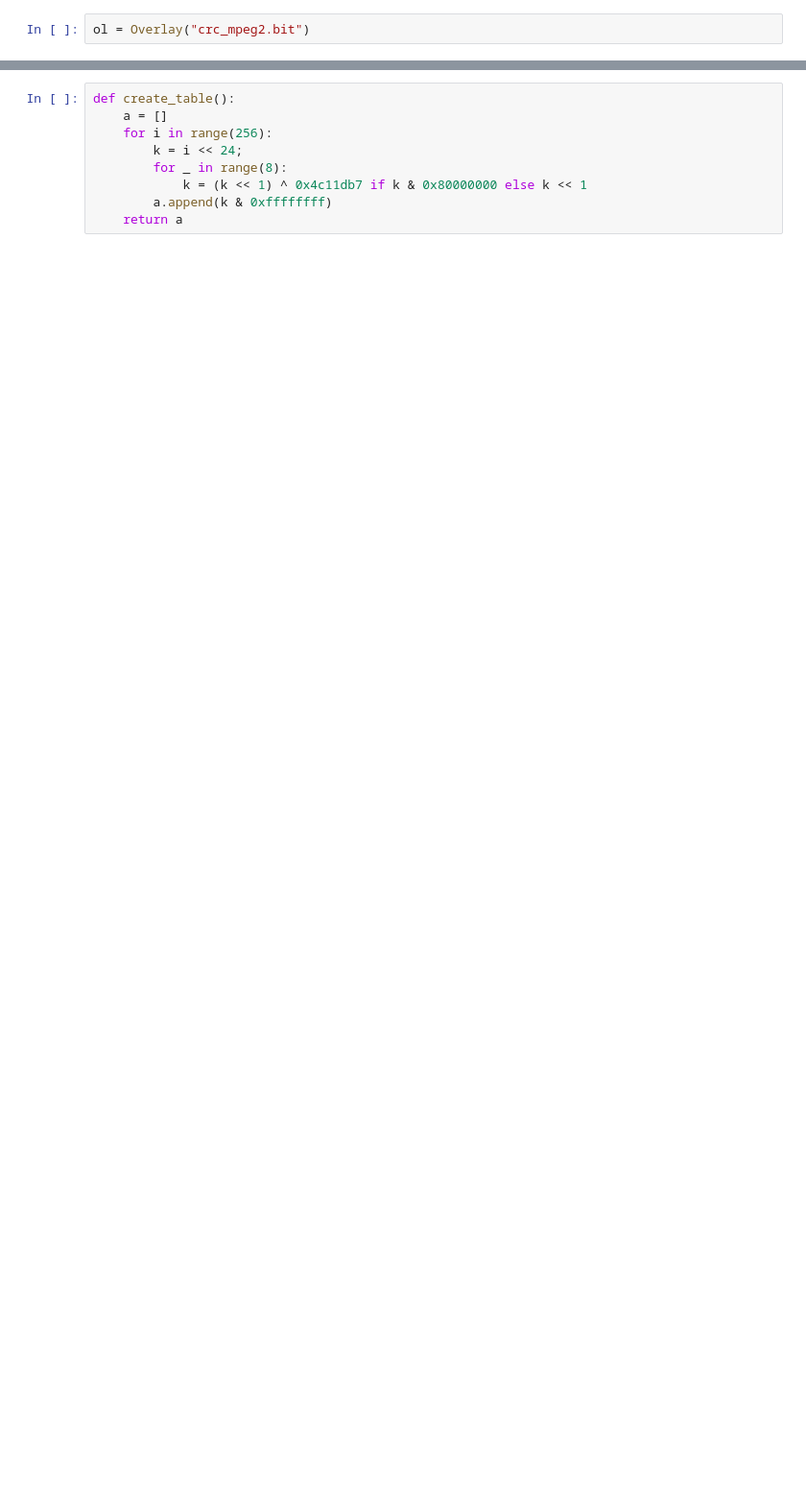
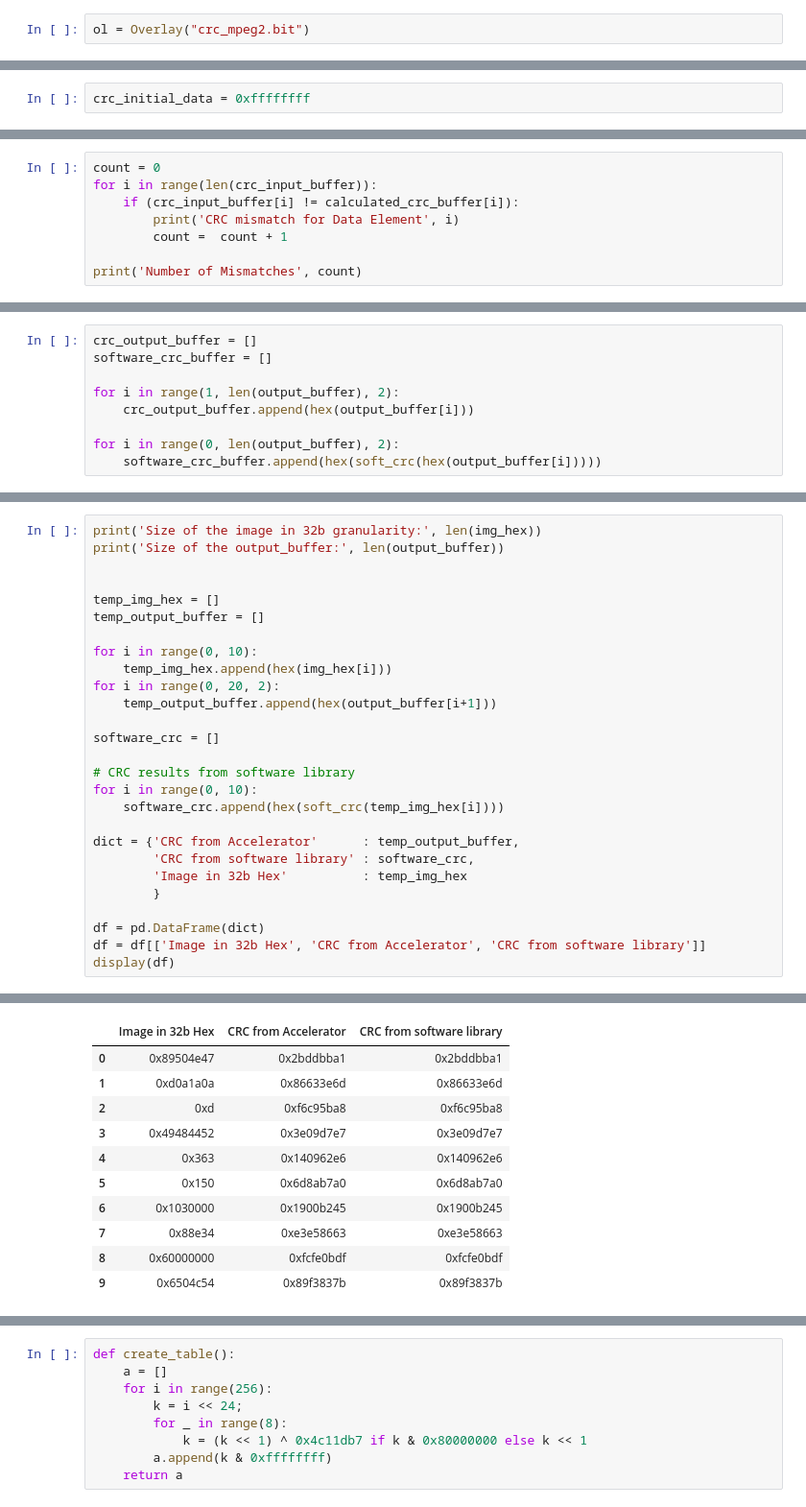
Before and after one commit to Alenkruth/crc_accelerator, a Jupyter notebook: overlay/crc_perf.ipynb, the cells around one changed output, grey strips where cells are left out. Shown at 96% size. Cells and saved outputs as stored; diff of their text form; blank space fills up the shorter version.

```diff
--- a/overlay/crc_perf.ipynb
+++ b/overlay/crc_perf.ipynb
@@ -60,0 +210,2 @@ def crc_accel_test(test_data):
+# %%
+crc_initial_data = 0xffffffff
@@ -60,0 +291,8 @@ def crc_accel_test(test_data):
+# %%
+count = 0
+for i in range(len(crc_input_buffer)):
+    if (crc_input_buffer[i] != calculated_crc_buffer[i]):
+        print('CRC mismatch for Data Element', i)
+        count =  count + 1
+
+print('Number of Mismatches', count)
@@ -60,0 +303,9 @@ def crc_accel_test(test_data):
+# %%
+crc_output_buffer = []
+software_crc_buffer = []
+
+for i in range(1, len(output_buffer), 2):
+    crc_output_buffer.append(hex(output_buffer[i]))
+
+for i in range(0, len(output_buffer), 2):
+    software_crc_buffer.append(hex(soft_crc(hex(output_buffer[i]))))
@@ -60,0 +316,28 @@ def crc_accel_test(test_data):
+# %%
+print('Size of the image in 32b granularity:', len(img_hex))
+print('Size of the output_buffer:', len(output_buffer))
+
+
+temp_img_hex = []
+temp_output_buffer = []
+
+for i in range(0, 10):
+    temp_img_hex.append(hex(img_hex[i]))
+for i in range(0, 20, 2):
+    temp_output_buffer.append(hex(output_buffer[i+1]))
+
+software_crc = []
+
+# CRC results from software library
+for i in range(0, 10):
+    software_crc.append(hex(soft_crc(temp_img_hex[i])))
+
+dict = {'CRC from Accelerator'      : temp_output_buffer,
+        'CRC from software library' : software_crc,
+        'Image in 32b Hex'          : temp_img_hex
+        }
+
+df = pd.DataFrame(dict)
+df = df[['Image in 32b Hex', 'CRC from Accelerator', 'CRC from software library']]
+display(df)
+# %% [output]
@@ -60,0 +346,11 @@ def crc_accel_test(test_data):
+|  | Image in 32b Hex | CRC from Accelerator | CRC from software library |
+| 0 | 0x89504e47 | 0x2bddbba1 | 0x2bddbba1 |
+| 1 | 0xd0a1a0a | 0x86633e6d | 0x86633e6d |
+| 2 | 0xd | 0xf6c95ba8 | 0xf6c95ba8 |
+| 3 | 0x49484452 | 0x3e09d7e7 | 0x3e09d7e7 |
+| 4 | 0x363 | 0x140962e6 | 0x140962e6 |
+| 5 | 0x150 | 0x6d8ab7a0 | 0x6d8ab7a0 |
+| 6 | 0x1030000 | 0x1900b245 | 0x1900b245 |
+| 7 | 0x88e34 | 0xe3e58663 | 0xe3e58663 |
+| 8 | 0x60000000 | 0xfcfe0bdf | 0xfcfe0bdf |
+| 9 | 0x6504c54 | 0x89f3837b | 0x89f3837b |
```
Also changed, not shown: parts of 91 cells of this notebook, 7 other files.
